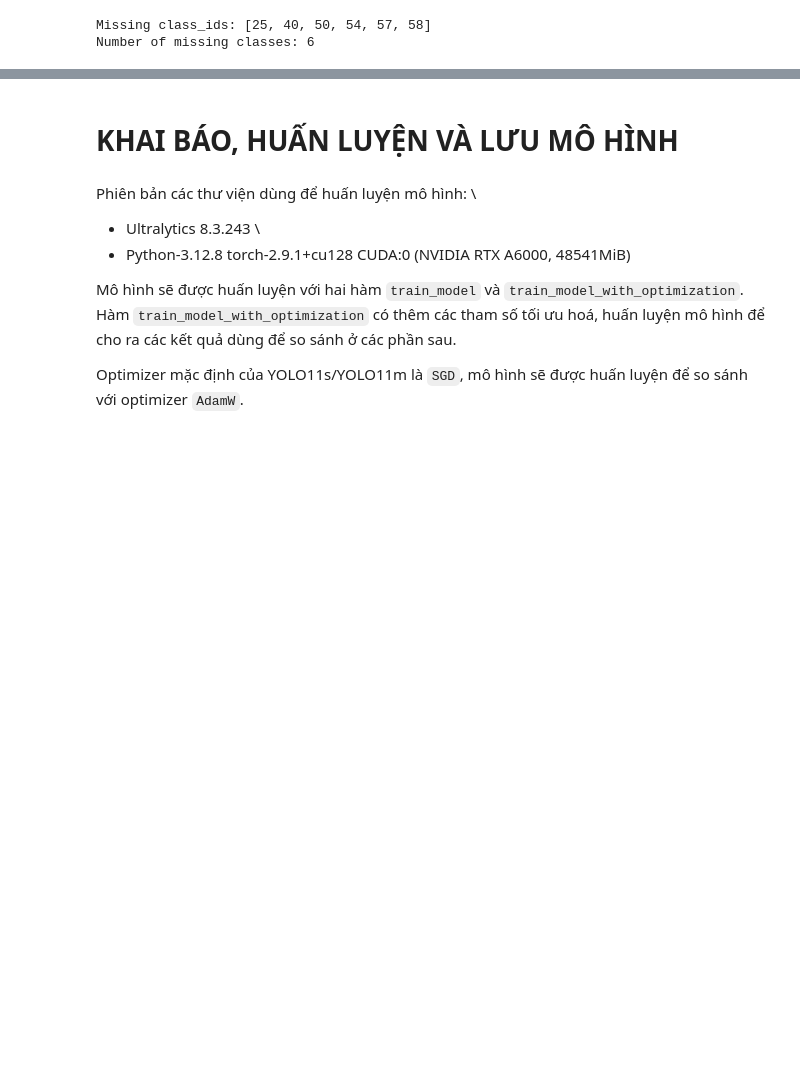
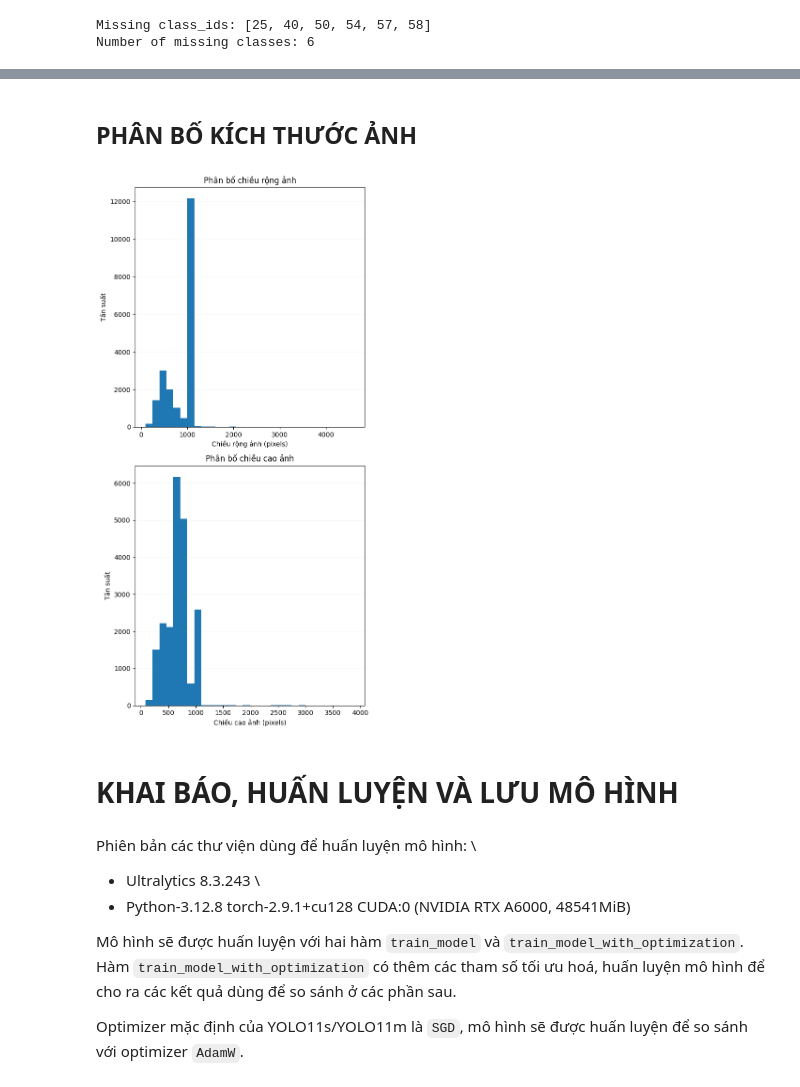
Before and after one commit to iam-BUDDYY/using-deep-learning-to-classify-animal-and-human-images, a Jupyter notebook: PROJECT REPORT.ipynb, the cells around one changed output, grey strips where cells are left out. Saved outputs shown, nothing was run; the diff lists cells and outputs as text; code cells hidden in the pictures; blank space fills up the shorter version.

```diff
--- a/PROJECT REPORT.ipynb
+++ b/PROJECT REPORT.ipynb
@@ -388,3 +437,47 @@ plt.show()
+# %% [markdown]
+## PHÂN BỐ KÍCH THƯỚC ẢNH
+# %%
+# Chỉ cần kiểm tra phân bố kích thước ảnh của file train
+IMAGE_DIR = Path("dataset/complete_dataset/images/train")
+
+widths = np.array([])
+heights = np.array([])
+
+image_paths = [
+    p for p in IMAGE_DIR.iterdir()
+    if p.suffix.lower() in {".jpg", ".png", ".jpeg", ".webp"}
+]
+
+for image_path in image_paths:
+    image = cv2.imread(str(image_path))
+    if image is None:
+        continue
+
+    height, width, _ = image.shape
+    widths = np.append(widths, width)
+    heights = np.append(heights, height)
+
+# ---------- PLOT ----------
+plt.figure(figsize=(6, 12))
+
+plt.subplot(2, 1, 1)
+plt.hist(widths, bins=30)
+plt.xlabel("Chiều rộng ảnh (pixels)")
+plt.ylabel("Tần suất")
+plt.title("Phân bố chiều rộng ảnh")
+plt.grid(axis='y', alpha=0.1)
+
+plt.subplot(2, 1, 2)
+plt.hist(heights, bins=30)
+plt.xlabel("Chiều cao ảnh (pixels)")
+plt.ylabel("Tần suất")
+plt.title("Phân bố chiều cao ảnh")
+plt.grid(axis='y', alpha=0.1)
+
+plt.tight_layout()
+plt.show()
+# %% [output]
+[figure, added]
 # %% [markdown]
 # KHAI BÁO, HUẤN LUYỆN VÀ LƯU MÔ HÌNH
 # %% [markdown]
```
Also changed, not shown: parts of 14 cells of this notebook, 1 other file.
